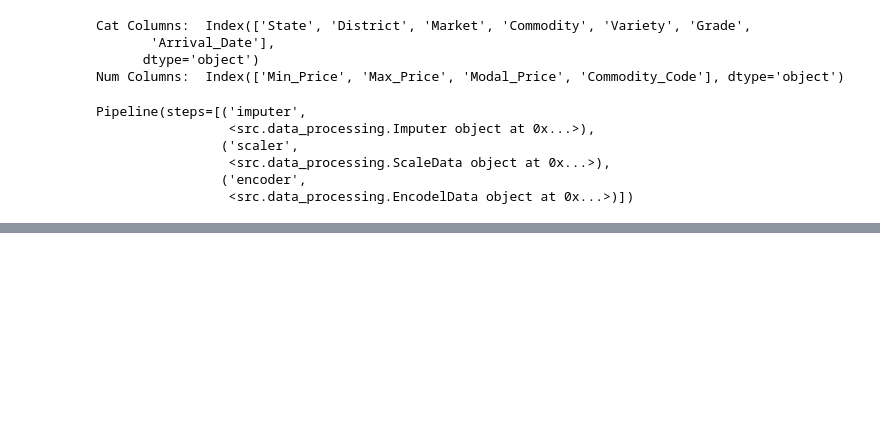
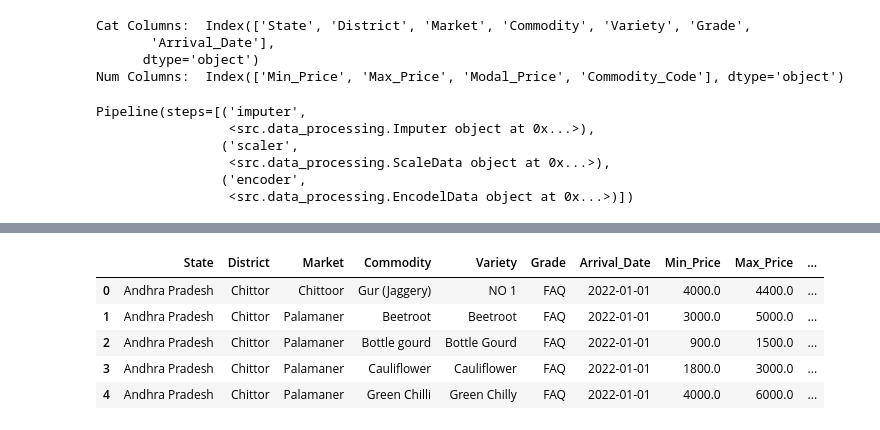
Before and after one commit to vijaytakbhate2002/market-price-realtime-analysis-prediction-dashboard-app, a Jupyter notebook: solid_model.ipynb, the cells around one changed output, grey strips where cells are left out. Saved outputs shown, nothing was run; the diff lists cells and outputs as text; code cells hidden in the pictures; blank space fills up the shorter version.

```diff
--- a/solid_model.ipynb
+++ b/solid_model.ipynb
@@ -115,0 +177,9 @@ test
+# %%
+df.head()
+# %% [output]
+|  | State | District | Market | Commodity | Variety | Grade | Arrival_Date | Min_Price | Max_Price | ... |
+| 0 | Andhra Pradesh | Chittor | Chittoor | Gur (Jaggery) | NO 1 | FAQ | 2022-01-01 | 4000.0 | 4400.0 | ... |
+| 1 | Andhra Pradesh | Chittor | Palamaner | Beetroot | Beetroot | FAQ | 2022-01-01 | 3000.0 | 5000.0 | ... |
+| 2 | Andhra Pradesh | Chittor | Palamaner | Bottle gourd | Bottle Gourd | FAQ | 2022-01-01 | 900.0 | 1500.0 | ... |
+| 3 | Andhra Pradesh | Chittor | Palamaner | Cauliflower | Cauliflower | FAQ | 2022-01-01 | 1800.0 | 3000.0 | ... |
+| 4 | Andhra Pradesh | Chittor | Palamaner | Green Chilli | Green Chilly | FAQ | 2022-01-01 | 4000.0 | 6000.0 | ... |
```
Also changed, not shown: parts of 9 cells of this notebook, 19 other files.
